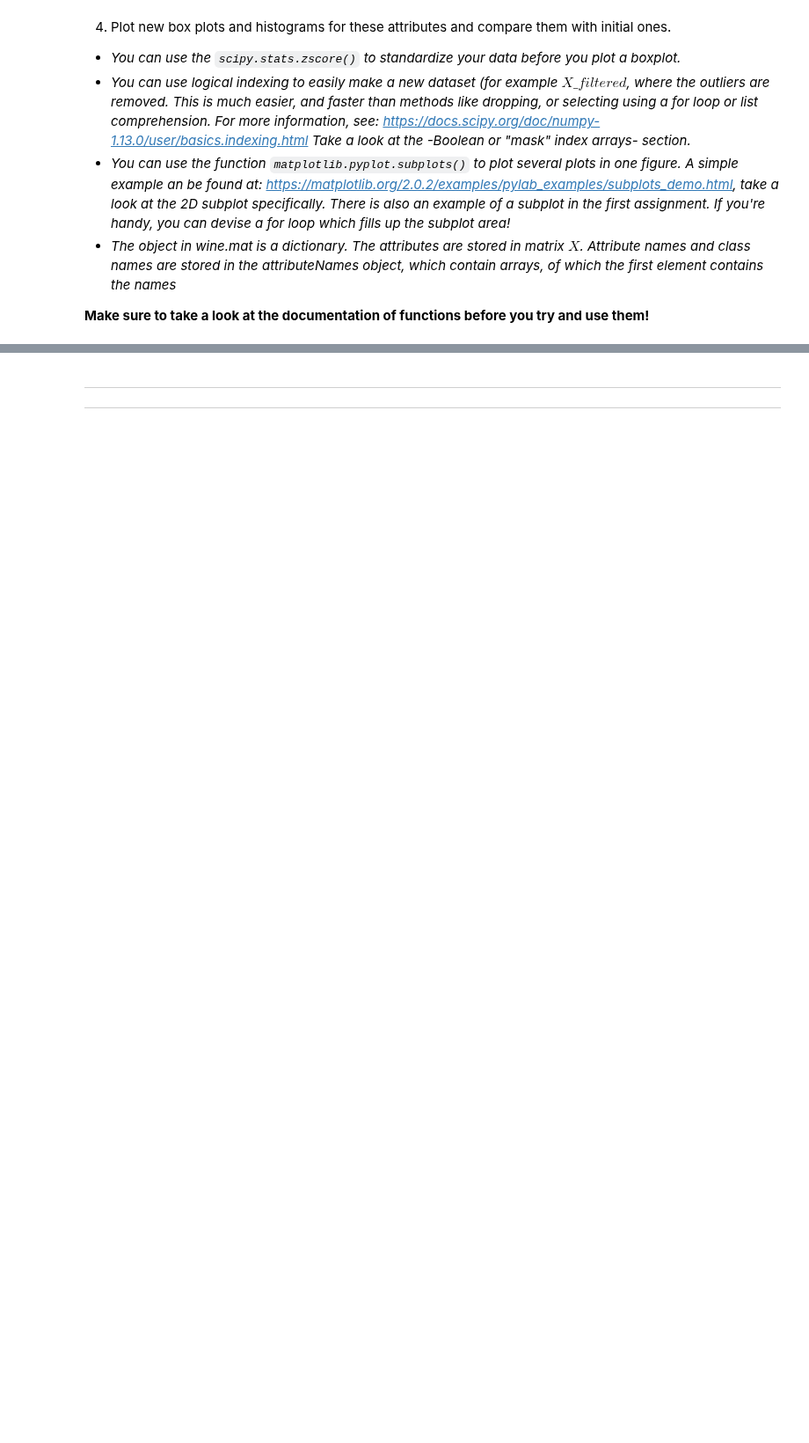
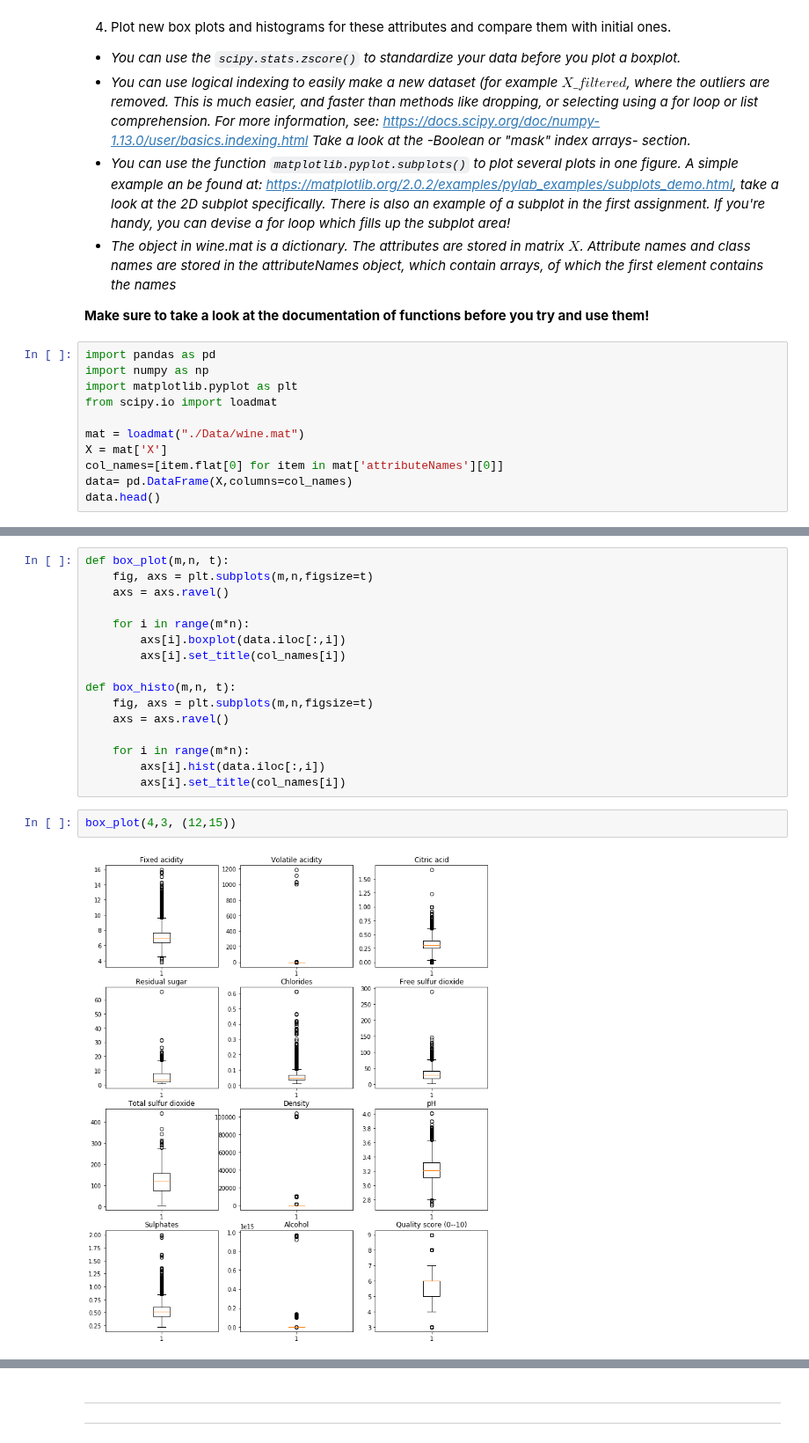
Before and after one commit to gabrielraya/Data-Mining, a Jupyter notebook: Assignment_2/Assignment_2.ipynb, the cells around one changed output, grey strips where cells are left out. Shown at 88% size. Cells and saved outputs as stored; diff of their text form; blank space fills up the shorter version.

```diff
--- a/Assignment_2/Assignment_2.ipynb
+++ b/Assignment_2/Assignment_2.ipynb
@@ -63,3 +63,14 @@ http://cogsys.compute.dtu.dk. Any sale or commercial distribution is strictly fo
  + *The object in wine.mat is a dictionary. The attributes are stored in matrix $X$. Attribute names and class names are stored in the attributeNames object, which contain arrays, of which the first element contains the names*
 
 **Make sure to take a look at the documentation of functions before you try and use them!**
+# %%
+import pandas as pd
+import numpy as np
+import matplotlib.pyplot as plt
+from scipy.io import loadmat
+
+mat = loadmat("./Data/wine.mat")
+X = mat['X']
+col_names=[item.flat[0] for item in mat['attributeNames'][0]]
+data= pd.DataFrame(X,columns=col_names)
+data.head()
@@ -65,0 +84,20 @@ http://cogsys.compute.dtu.dk. Any sale or commercial distribution is strictly fo
+# %%
+def box_plot(m,n, t):
+    fig, axs = plt.subplots(m,n,figsize=t)
+    axs = axs.ravel()
+
+    for i in range(m*n):
+        axs[i].boxplot(data.iloc[:,i])
+        axs[i].set_title(col_names[i])
+
+def box_histo(m,n, t):
+    fig, axs = plt.subplots(m,n,figsize=t)
+    axs = axs.ravel()
+
+    for i in range(m*n):
+        axs[i].hist(data.iloc[:,i])
+        axs[i].set_title(col_names[i])
+# %%
+box_plot(4,3, (12,15))
+# %% [output]
+[figure, added]
```
Also changed, not shown: parts of 12 cells of this notebook.
